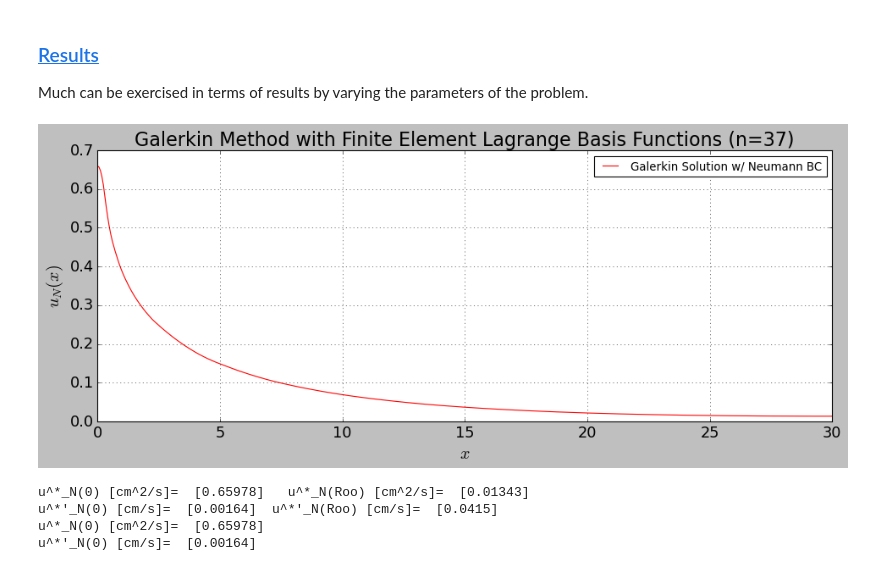
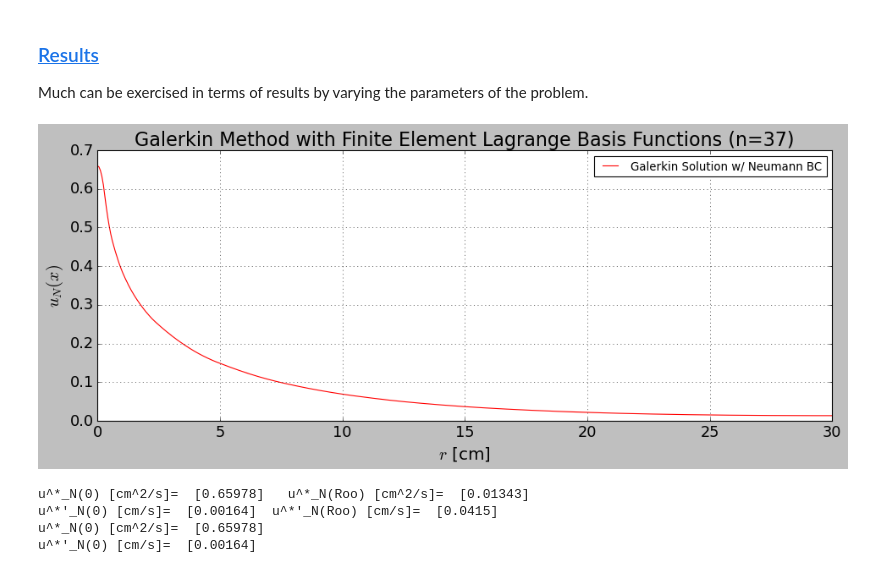
Before and after one commit to dpploy/engy-5050, a Jupyter notebook: notebooks/04-diff-line-source.ipynb, the cells around one changed output. Cells and saved outputs as stored; diff of their text form; code cells hidden in the pictures.

```diff
--- a/notebooks/04-diff-line-source.ipynb
+++ b/notebooks/04-diff-line-source.ipynb
@@ -318,27 +318,27 @@ Much can be exercised in terms of results by varying the parameters of the probl
 # %%
 '''Rayleigh Ritz Method with Lagrange Basis Functions'''
 
 n_pts = 500
 x = np.linspace(r_0, r_oo, n_pts)
 u_values = u_star(x)
 
 import matplotlib.pyplot as plt
 #%matplotlib inline
 #plt.style.use('dark_background')
 plt.figure(1, figsize=(14, 5))
 
 plt.plot(x/unit.cm, u_values*unit.cm**2*unit.second, 'r-', label='Galerkin Solution w/ Neumann BC')
 
 plt.title(r'Galerkin Method with Finite Element Lagrange Basis Functions (n='+str(len(femlb.basis_func_list))+')', fontsize=20)
 plt.ylabel(r'$u_N(x)$', fontsize=18)
-plt.xlabel(r'$x$', fontsize=18)
+plt.xlabel(r'$r$ [cm]', fontsize=18)
 plt.xticks(fontsize=16)
 plt.yticks(fontsize=16)
 plt.legend(loc='best',fontsize=12)
 plt.grid(True)
 plt.show()
 # %% [output]
-[figure, old version]
+[figure, new version]
 # %%
 '''Rayleigh-Ritz solution evaluated at the boundaries'''
 
```
Also changed, not shown: parts of 9 cells of this notebook.
